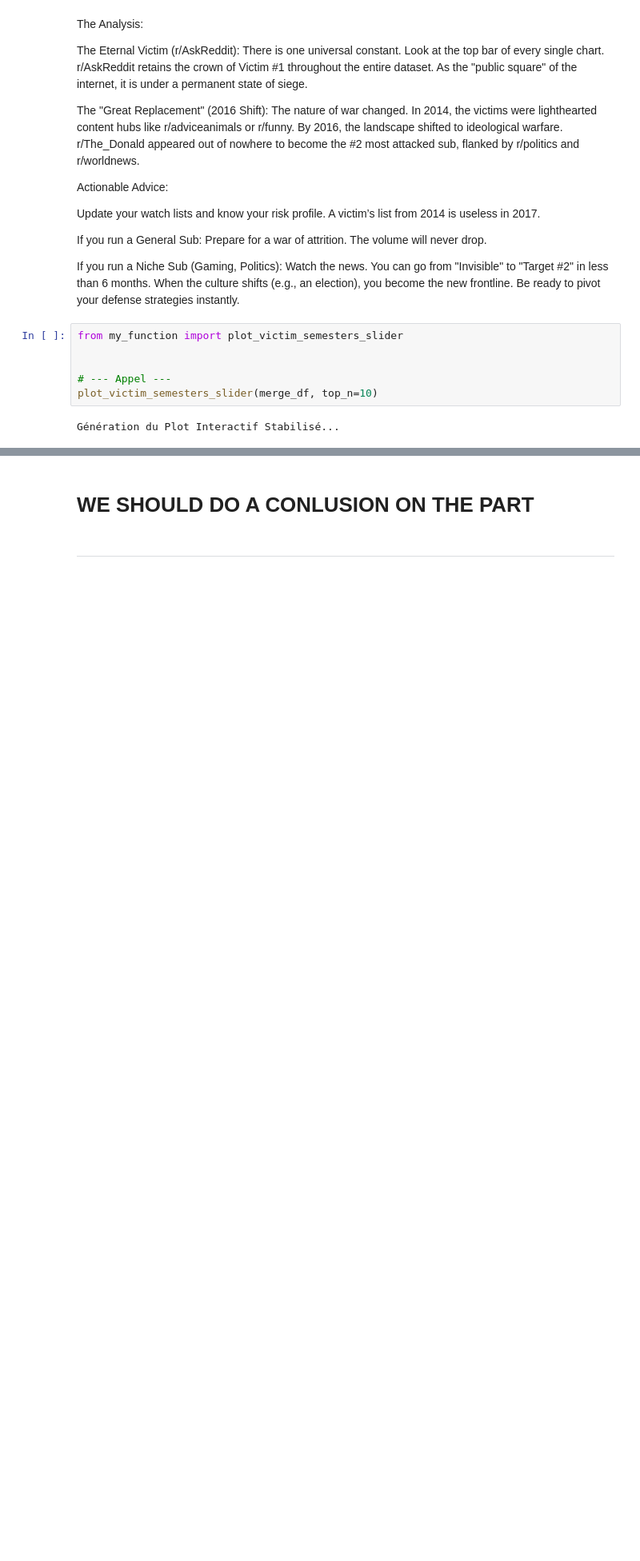
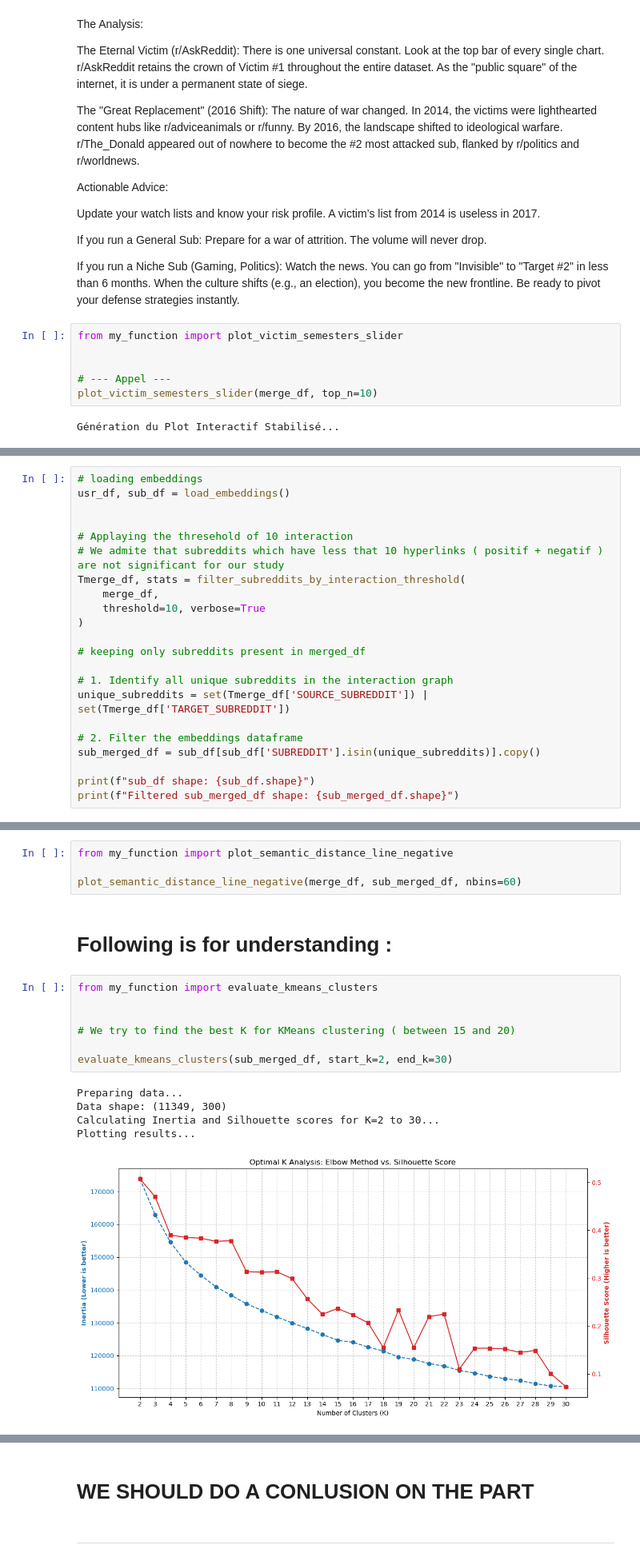
Before and after one commit to XarsEvandor/ADA-Project, a Jupyter notebook: final.ipynb, the cells around one changed output, grey strips where cells are left out. Shown at 80% size. Saved outputs shown, nothing was run; the diff lists cells and outputs as text; blank space fills up the shorter version.

```diff
--- a/final.ipynb
+++ b/final.ipynb
@@ -216,0 +241,22 @@ Génération du Plot Interactif Stabilisé...
+# %%
+# loading embeddings
+usr_df, sub_df = load_embeddings()
+
+
+# Applaying the thresehold of 10 interaction
+# We admite that subreddits which have less that 10 hyperlinks ( positif + negatif ) are not significant for our study
+Tmerge_df, stats = filter_subreddits_by_interaction_threshold(
+    merge_df,
+    threshold=10, verbose=True
+)
+
+# keeping only subreddits present in merged_df
+
+# 1. Identify all unique subreddits in the interaction graph
+unique_subreddits = set(Tmerge_df['SOURCE_SUBREDDIT']) | set(Tmerge_df['TARGET_SUBREDDIT'])
+
+# 2. Filter the embeddings dataframe
+sub_merged_df = sub_df[sub_df['SUBREDDIT'].isin(unique_subreddits)].copy()
+
+print(f"sub_df shape: {sub_df.shape}")
+print(f"Filtered sub_merged_df shape: {sub_merged_df.shape}")
@@ -216,0 +306,19 @@ Génération du Plot Interactif Stabilisé...
+# %%
+from my_function import plot_semantic_distance_line_negative
+
+plot_semantic_distance_line_negative(merge_df, sub_merged_df, nbins=60)
+# %% [markdown]
+# Following is for understanding :
+# %%
+from my_function import evaluate_kmeans_clusters
+
+
+# We try to find the best K for KMeans clustering ( between 15 and 20)
+
+evaluate_kmeans_clusters(sub_merged_df, start_k=2, end_k=30)
+# %% [output]
+Preparing data...
+Data shape: (11349, 300)
+Calculating Inertia and Silhouette scores for K=2 to 30...
+Plotting results...
+[figure, added]
```
Also changed, not shown: parts of 22 cells of this notebook, 13 other files.
